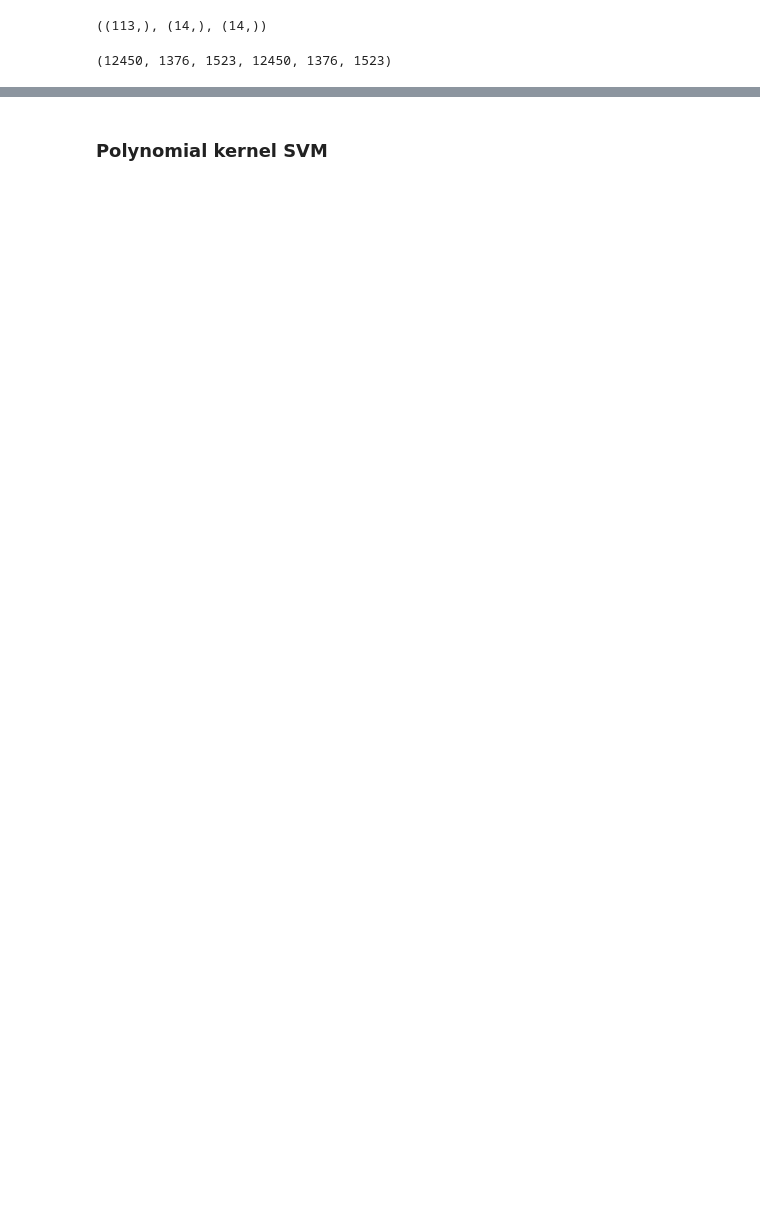
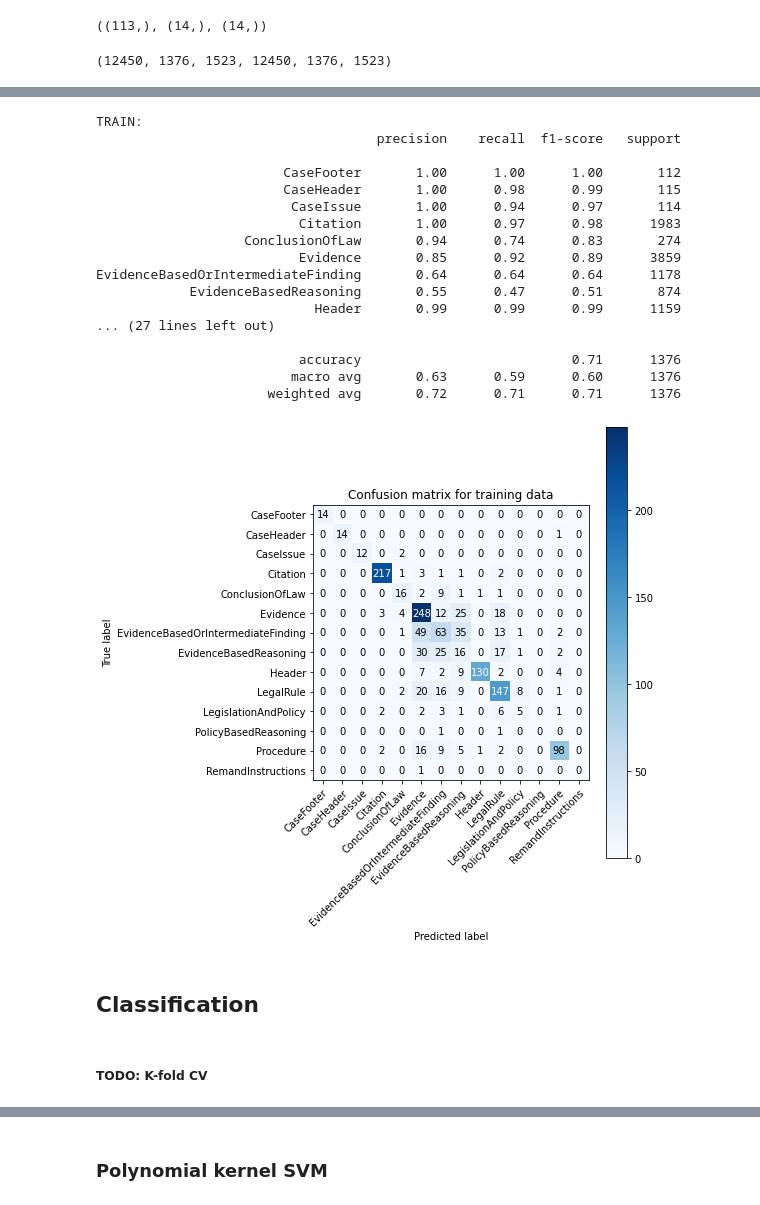
Before and after one commit to siyamsajeebkhan/sentence-classification-in-legal-domain, a Jupyter notebook: Notebooks/Phase5_Training_Classifiers.ipynb, the cells around one changed output, grey strips where cells are left out. Drawn from its saved outputs; the diff is of its cells as text; code cells hidden in the pictures; blank space fills up the shorter version.

```diff
--- a/Notebooks/Phase5_Training_Classifiers.ipynb
+++ b/Notebooks/Phase5_Training_Classifiers.ipynb
@@ -386,0 +423,25 @@ plt.show()
+# %%
+def make_word_embedded_feature_vectors_and_labels(spans, model):
+    df = pd.DataFrame([s['token_count'] for s in spans])
+    df.columns = ['token_count']
+    token_count_mean, token_count_std = df['token_count'].mean(), df['token_count'].std()
+
+    print(f"mean token count across the sentences: {token_count_mean}, std of the token counts: {token_count_std}")
+    final_word_vector = []
+    for s in spans:
+        if (len(s['tokens_spacy'])):
+            word_vector = np.mean(np.array([model.get_word_vector(token) for token in s['tokens_spacy']]), axis=0)
+            final_word_vector.append(word_vector)
+    starts_normalized = np.array([s['start_normalized'] for s in spans])
+    token_count_normalized = np.array([(s['token_count']-token_count_mean)/token_count_std for s in spans])
+#     print(f"final word vector shape: {np.array(final_word_vector).shape}")
+    y = np.array([s['type'] for s in spans])
+    X = np.concatenate((np.array(final_word_vector), np.expand_dims(starts_normalized, axis=1), np.expand_dims(token_count_normalized, axis=1)), axis=1)
+    return X, y
+# %%
+model = fasttext.load_model("../Data/ft_word_embedding_model.bin")
+len(model.get_words(on_unicode_error='ignore'))
+
+train_X_wv, train_y_wv = make_word_embedded_feature_vectors_and_labels(train_spans, model)
+dev_X_wv, dev_y_wv = make_word_embedded_feature_vectors_and_labels(dev_spans, model)
+test_X_wv, test_y_wv = make_word_embedded_feature_vectors_and_labels(test_spans, model)
@@ -386,0 +495,34 @@ plt.show()
+# %%
+# With Word embedded vectors
+
+#clf = GaussianNB()
+clf = tree.DecisionTreeClassifier(max_depth=12)
+clf = clf.fit(train_X_wv, train_y_wv)
+
+print('TRAIN:\n'+classification_report(train_spans_labels, clf.predict(train_X_wv)))
+print('TEST:\n'+classification_report(dev_spans_labels, clf.predict(dev_X_wv)))
+
+plot_confusion_matrix(dev_spans_labels, clf.predict(dev_X_wv), classes=list(clf.classes_),
+                      title='Confusion matrix for training data')
+plt.show()
+# %% [output]
+TRAIN:
+                                    precision    recall  f1-score   support
+
+                        CaseFooter       1.00      1.00      1.00       112
+                        CaseHeader       1.00      0.98      0.99       115
+                         CaseIssue       1.00      0.94      0.97       114
+                          Citation       1.00      0.97      0.98      1983
+                   ConclusionOfLaw       0.94      0.74      0.83       274
+                          Evidence       0.85      0.92      0.89      3859
+EvidenceBasedOrIntermediateFinding       0.64      0.64      0.64      1178
+            EvidenceBasedReasoning       0.55      0.47      0.51       874
+                            Header       0.99      0.99      0.99      1159
+... (27 lines left out)
+
+                          accuracy                           0.71      1376
+                         macro avg       0.63      0.59      0.60      1376
+                      weighted avg       0.72      0.71      0.71      1376
+[figure, added]
+# %% [markdown]
+## Classification
@@ -386,0 +600,2 @@ plt.show()
+# %% [markdown]
+##### TODO: K-fold CV
```
Also changed, not shown: parts of 83 cells of this notebook.
